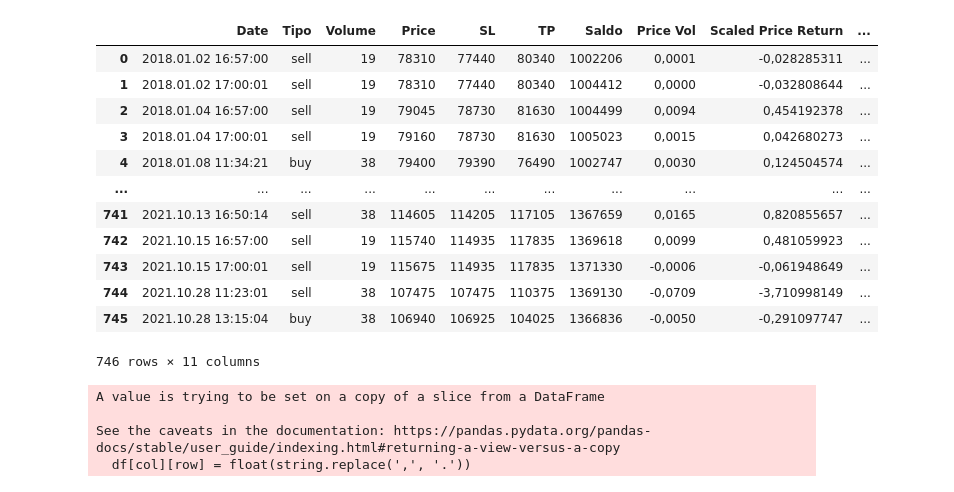
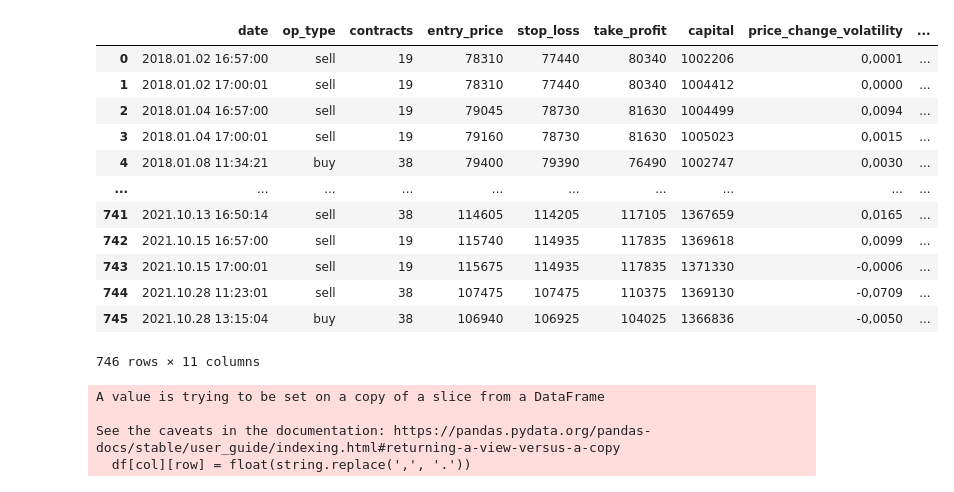
Before and after one commit to Finnkell/python-backtest-model-ai, a Jupyter notebook: data_preparation.ipynb, the cells around one changed output. Cells and saved outputs as stored; diff of their text form; code cells hidden in the pictures.

Commit message:
REFAT: Refat data_preparation.ipynb file, to fix renames and calculations

```diff
--- a/data_preparation.ipynb
+++ b/data_preparation.ipynb
@@ -5,21 +23,36 @@ import pandas as pd
 import numpy as np
 import vectorbt as vbt
 # %%
-df = pd.read_csv('C:/Users/BTK/Desktop/Eric/Git/backtest_model/database/polentovisk_2018_2021.csv', sep=';')
+columns = {
+    'Date': 'date',
+    'Tipo': 'op_type',
+    'Volume': 'contracts',
+    'Price': 'entry_price',
+    'SL': 'stop_loss',
+    'TP': 'take_profit',
+    'Saldo': 'capital',
+    'Price Vol': 'price_change_volatility',
+    'Scaled Price Return': 'scaled_price_change_volatility',
+    'Retorno': 'capital_return',
+    'Dummy': 'gain_loss'
+}
+
+df = pd.read_csv('C:/Users/BTK/Desktop/Git/backtest-model-ai/database/polentovisk_2018_2021.csv', sep=';')
+df.rename(columns=columns, inplace=True)
 df
 # %% [output]
-|  | Date | Tipo | Volume | Price | SL | TP | Saldo | Price Vol | Scaled Price Return | ... |
-| 0 | 2018.01.02 16:57:00 | sell | 19 | 78310 | 77440 | 80340 | 1002206 | 0,0001 | -0,028285311 | ... |
-| 1 | 2018.01.02 17:00:01 | sell | 19 | 78310 | 77440 | 80340 | 1004412 | 0,0000 | -0,032808644 | ... |
-| 2 | 2018.01.04 16:57:00 | sell | 19 | 79045 | 78730 | 81630 | 1004499 | 0,0094 | 0,454192378 | ... |
-| 3 | 2018.01.04 17:00:01 | sell | 19 | 79160 | 78730 | 81630 | 1005023 | 0,0015 | 0,042680273 | ... |
-| 4 | 2018.01.08 11:34:21 | buy | 38 | 79400 | 79390 | 76490 | 1002747 | 0,0030 | 0,124504574 | ... |
-| ... | ... | ... | ... | ... | ... | ... | ... | ... | ... | ... |
-| 741 | 2021.10.13 16:50:14 | sell | 38 | 114605 | 114205 | 117105 | 1367659 | 0,0165 | 0,820855657 | ... |
-| 742 | 2021.10.15 16:57:00 | sell | 19 | 115740 | 114935 | 117835 | 1369618 | 0,0099 | 0,481059923 | ... |
-| 743 | 2021.10.15 17:00:01 | sell | 19 | 115675 | 114935 | 117835 | 1371330 | -0,0006 | -0,061948649 | ... |
-| 744 | 2021.10.28 11:23:01 | sell | 38 | 107475 | 107475 | 110375 | 1369130 | -0,0709 | -3,710998149 | ... |
-| 745 | 2021.10.28 13:15:04 | buy | 38 | 106940 | 106925 | 104025 | 1366836 | -0,0050 | -0,291097747 | ... |
+|  | date | op_type | contracts | entry_price | stop_loss | take_profit | capital | price_change_volatility | ... |
+| 0 | 2018.01.02 16:57:00 | sell | 19 | 78310 | 77440 | 80340 | 1002206 | 0,0001 | ... |
+| 1 | 2018.01.02 17:00:01 | sell | 19 | 78310 | 77440 | 80340 | 1004412 | 0,0000 | ... |
+| 2 | 2018.01.04 16:57:00 | sell | 19 | 79045 | 78730 | 81630 | 1004499 | 0,0094 | ... |
+| 3 | 2018.01.04 17:00:01 | sell | 19 | 79160 | 78730 | 81630 | 1005023 | 0,0015 | ... |
+| 4 | 2018.01.08 11:34:21 | buy | 38 | 79400 | 79390 | 76490 | 1002747 | 0,0030 | ... |
+| ... | ... | ... | ... | ... | ... | ... | ... | ... | ... |
+| 741 | 2021.10.13 16:50:14 | sell | 38 | 114605 | 114205 | 117105 | 1367659 | 0,0165 | ... |
+| 742 | 2021.10.15 16:57:00 | sell | 19 | 115740 | 114935 | 117835 | 1369618 | 0,0099 | ... |
+| 743 | 2021.10.15 17:00:01 | sell | 19 | 115675 | 114935 | 117835 | 1371330 | -0,0006 | ... |
+| 744 | 2021.10.28 11:23:01 | sell | 38 | 107475 | 107475 | 110375 | 1369130 | -0,0709 | ... |
+| 745 | 2021.10.28 13:15:04 | buy | 38 | 106940 | 106925 | 104025 | 1366836 | -0,0050 | ... |
 746 rows × 11 columns
 # %%
 for col in df.columns:
```
Also changed, not shown: parts of 11 cells of this notebook, 2 other files.
